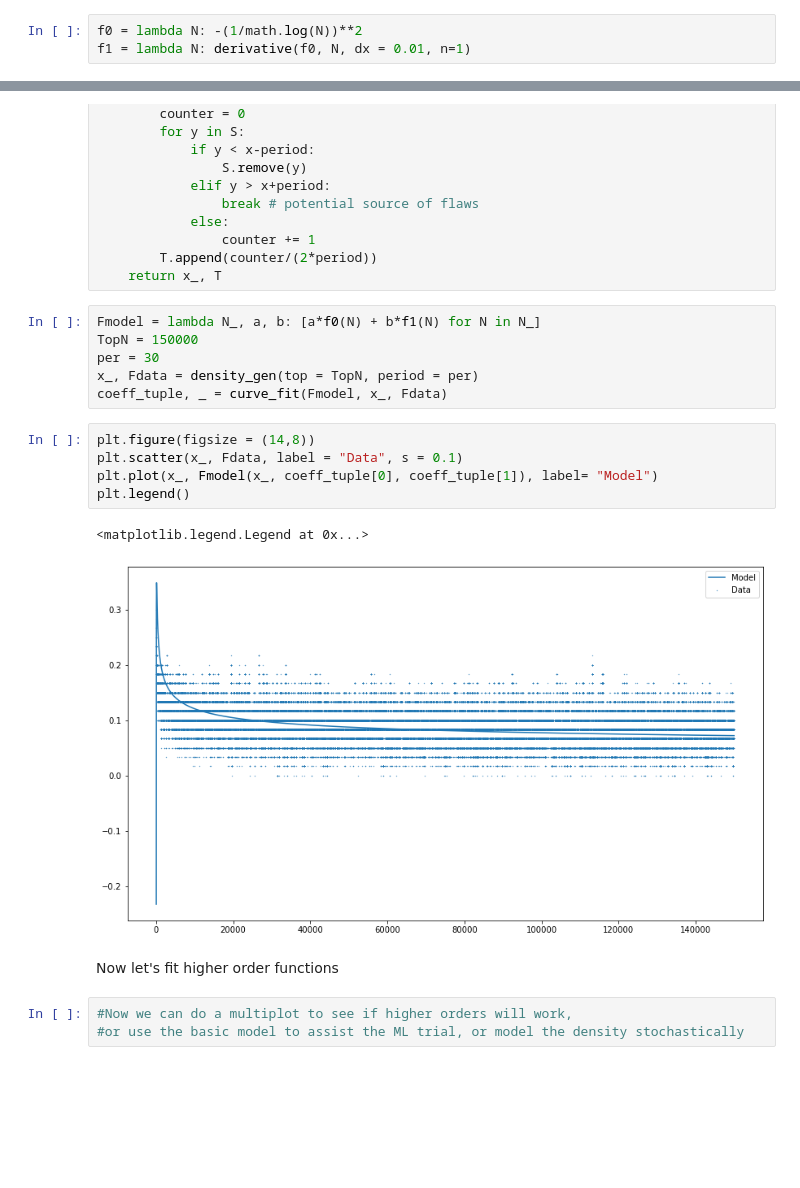
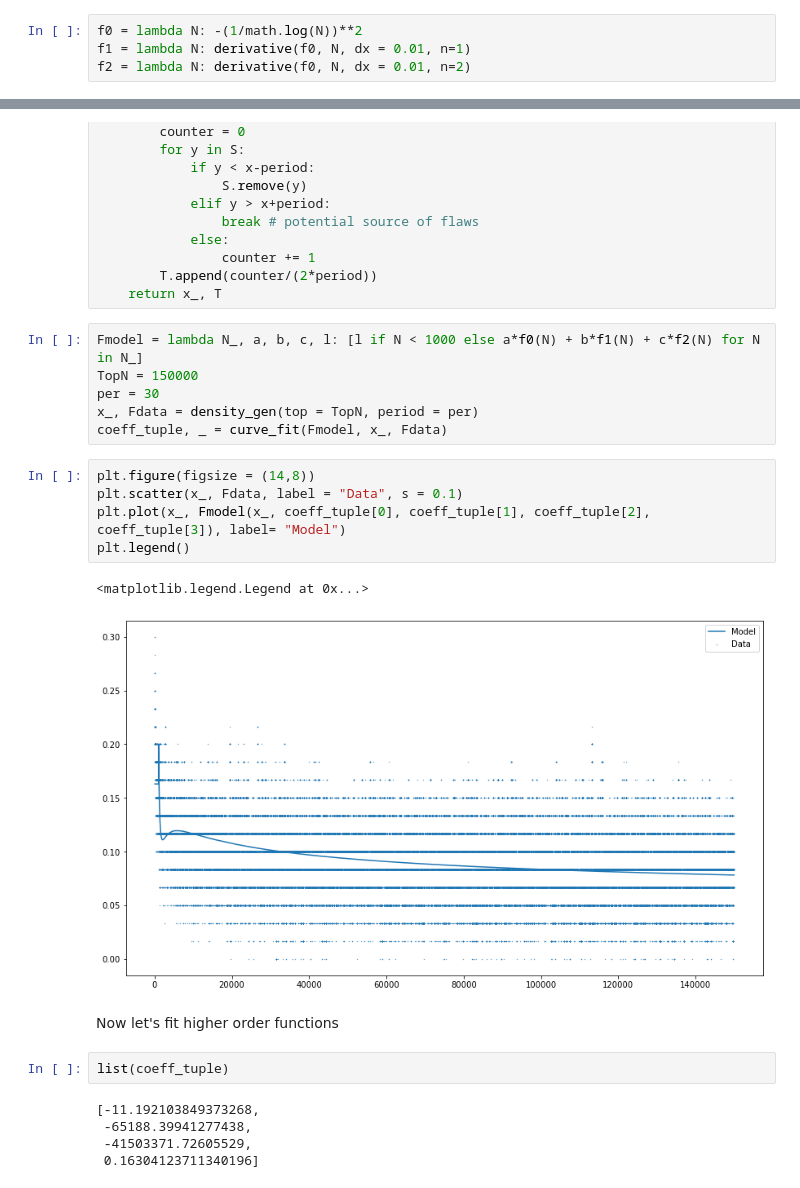
Before and after one commit to jacb1729/PrimesProject, a Jupyter notebook: PrimesGen.ipynb, the cells around one changed output, grey strips where cells are left out. Saved outputs shown, nothing was run; the diff lists cells and outputs as text; blank space fills up the shorter version.

```diff
--- a/PrimesGen.ipynb
+++ b/PrimesGen.ipynb
@@ -143,5 +143,6 @@ To begin with, we fit numeric derivative functions of $- \frac{1}{(\log N)^2}$ t
 # %%
 f0 = lambda N: -(1/math.log(N))**2
 f1 = lambda N: derivative(f0, N, dx = 0.01, n=1)
+f2 = lambda N: derivative(f0, N, dx = 0.01, n=2)
 # %%
 x_ = list(range(2,99))
@@ -167,7 +168,7 @@ def density_gen(top=50000, period=20):
         T.append(counter/(2*period))
     return x_, T
 # %%
-Fmodel = lambda N_, a, b: [a*f0(N) + b*f1(N) for N in N_]
+Fmodel = lambda N_, a, b, c, l: [l if N < 1000 else a*f0(N) + b*f1(N) + c*f2(N) for N in N_]
 TopN = 150000
 per = 30
 x_, Fdata = density_gen(top = TopN, period = per)
@@ -175,13 +176,17 @@ coeff_tuple, _ = curve_fit(Fmodel, x_, Fdata)
 # %%
 plt.figure(figsize = (14,8))
 plt.scatter(x_, Fdata, label = "Data", s = 0.1)
-plt.plot(x_, Fmodel(x_, coeff_tuple[0], coeff_tuple[1]), label= "Model")
+plt.plot(x_, Fmodel(x_, coeff_tuple[0], coeff_tuple[1], coeff_tuple[2], coeff_tuple[3]), label= "Model")
 plt.legend()
 # %% [output]
 <matplotlib.legend.Legend at 0x...>
-[figure, old version]
+[figure, new version]
 # %% [markdown]
 Now let's fit higher order functions
-# %%
-#Now we can do a multiplot to see if higher orders will work,
-#or use the basic model to assist the ML trial, or model the density stochastically
+# %%
+list(coeff_tuple)
+# %% [output]
+[-11.192103849373268,
+ -65188.39941277438,
+ -41503371.72605529,
+ 0.16304123711340196]
```
Also changed, not shown: parts of 2 cells of this notebook.
